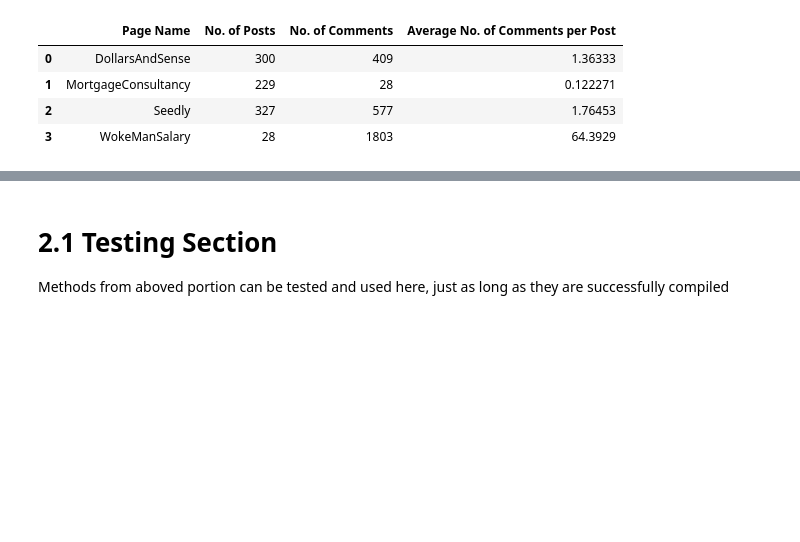
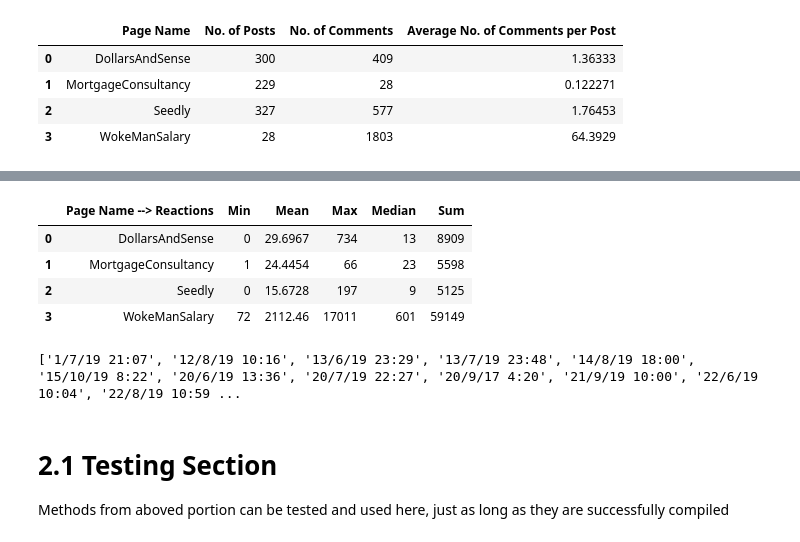
Before and after one commit to kqtqk88/IS434_PJ, a Jupyter notebook: FacebookScraper/Facebook_Analysis_Workbook.ipynb, the cells around one changed output, grey strips where cells are left out. Saved outputs shown, nothing was run; the diff lists cells and outputs as text; code cells hidden in the pictures; blank space fills up the shorter version.

```diff
--- a/FacebookScraper/Facebook_Analysis_Workbook.ipynb
+++ b/FacebookScraper/Facebook_Analysis_Workbook.ipynb
@@ -756,6 +816,48 @@ df.style
 | 1 | MortgageConsultancy | 28 | 0 | 0 |
 | 2 | Seedly | 577 | 223 | 38.6482 |
 | 3 | WokeManSalary | 1803 | 1016 | 56.3505 |
+# %%
+# Identify the minimum, mean, maximum (and median) and total number of reactions per page
+reactions_count_list = []
+
+for page in page_list:
+    reactions_count = []
+    for post_id, post_content in collated_data[page]['posts'].items():
+        reactions_count.append(int(post_content['Reactions']['Total_Count']))
+    reactions_count_list.append(reactions_count)
+
+df = pd.DataFrame(
+    data = {
+        'Page Name --> Reactions': page_list,
+        'Min': [min(reactions_count) for reactions_count in reactions_count_list],
+        'Mean': [mean(reactions_count) for reactions_count in reactions_count_list],
+        'Max': [max(reactions_count) for reactions_count in reactions_count_list],
+        'Median': [median(reactions_count) for reactions_count in reactions_count_list],
+        'Sum': [sum(reactions_count) for reactions_count in reactions_count_list]
+    }
+)
+df.style
+# %% [output]
+|  | Page Name --> Reactions | Min | Mean | Max | Median | Sum |
+| 0 | DollarsAndSense | 0 | 29.6967 | 734 | 13 | 8909 |
+| 1 | MortgageConsultancy | 1 | 24.4454 | 66 | 23 | 5598 |
+| 2 | Seedly | 0 | 15.6728 | 197 | 9 | 5125 |
+| 3 | WokeManSalary | 72 | 2112.46 | 17011 | 601 | 59149 |
+# %%
+# TO-DO
+# Calculate average number of post by page, per day
+collated_date_list = []
+
+for page in page_list:
+    date_list = []
+    for post_id, post_content in collated_data[page]['posts'].items():
+        date_list.append(post_content['Date'])
+    collated_date_list.append(date_list)
+
+sorted_collated_date_list = [sorted(date_list, key=) for date_list in collated_date_list]
+print(sorted_collated_date_list[-1])
+# %% [output]
+['1/7/19 21:07', '12/8/19 10:16', '13/6/19 23:29', '13/7/19 23:48', '14/8/19 18:00', '15/10/19 8:22', '20/6/19 13:36', '20/7/19 22:27', '20/9/17 4:20', '21/9/19 10:00', '22/6/19 10:04', '22/8/19 10:59 ...
 # %%
 # .. Start Buffer ..
 # %%
```
Also changed, not shown: parts of 6 cells of this notebook.
